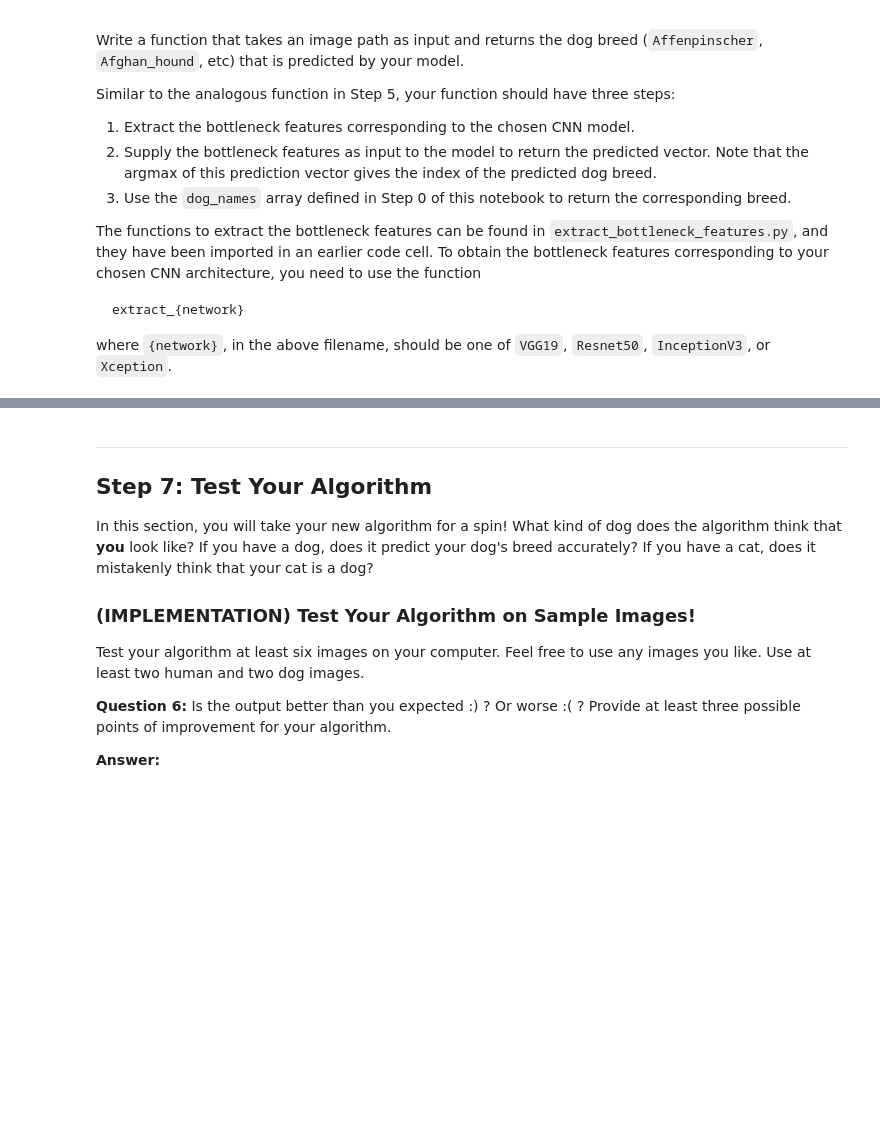
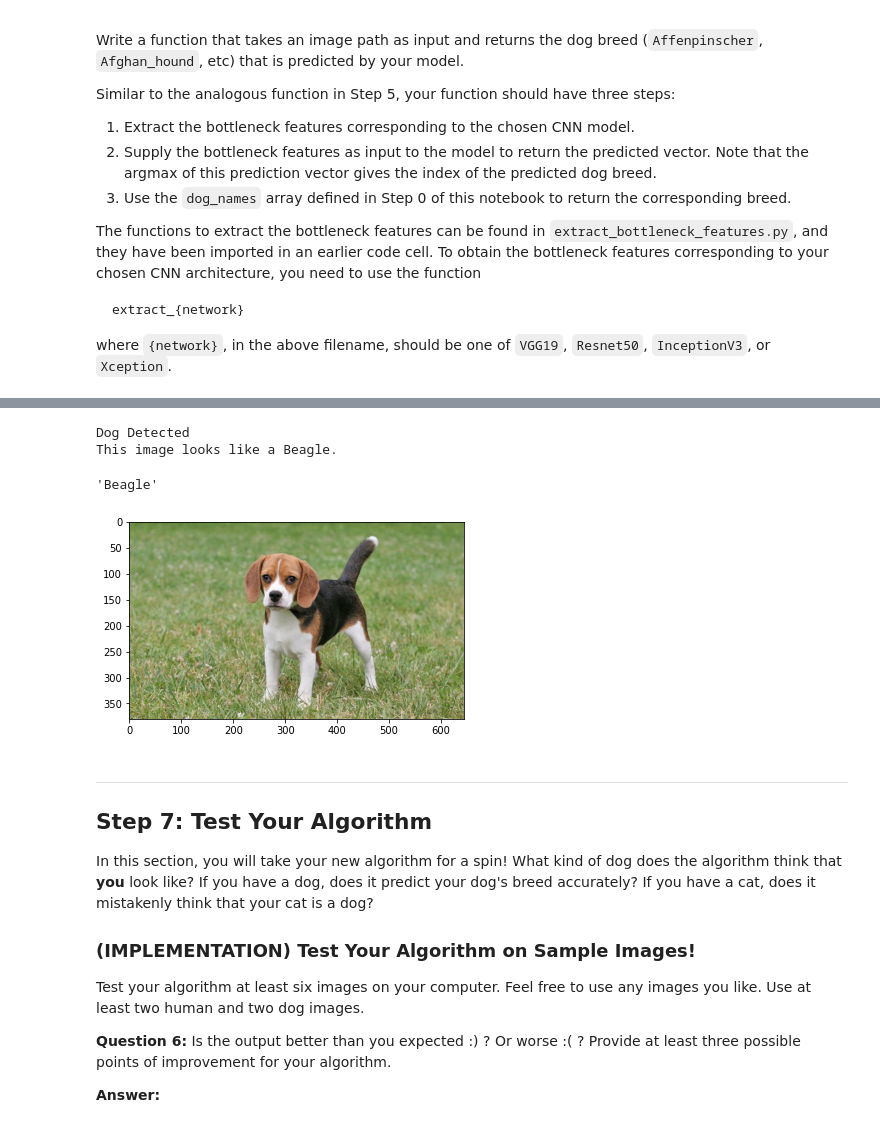
Before and after one commit to udacity/dog-project, a Jupyter notebook: dog_app.ipynb, the cells around one changed output, grey strips where cells are left out. Drawn from its saved outputs; the diff is of its cells as text; code cells hidden in the pictures; blank space fills up the shorter version.

```diff
--- a/dog_app.ipynb
+++ b/dog_app.ipynb
@@ -771,25 +686,30 @@ Some sample output for our algorithm is provided below, but feel free to design
 # %%
 ### TODO: Write your algorithm.
 ### Feel free to use as many code cells as needed.
 def return_breed(img_path):
     if face_detector(img_path):
         print('Human Detected')
         print('\n')
         return 'Human'
     elif dog_detector(img_path):
         print('Dog Detected')
         breed = classify_dog_breed(img_path)
         print('\n')
         return breed
     else:
         print('Neither Human nor Dog detected')
         print('\n')
         return 'Neither human nor dog'
 
-img_path = r'C:\Users\User\Documents\GitHub\dog-project\images\cat.jpg'
+img_path = r'C:\Users\User\Documents\GitHub\dog-project\images\bb.jpg'
 img = cv2.imread(img_path)
 plt.imshow(cv2.cvtColor(img,cv2.COLOR_BGR2RGB))
 return_breed(img_path)
+# %% [output]
+Dog Detected
+This image looks like a Beagle.
+'Beagle'
+[figure, added]
 # %% [markdown]
 ---
 <a id='step7'></a>
```
Also changed, not shown: parts of 24 cells of this notebook, 14 other files.
